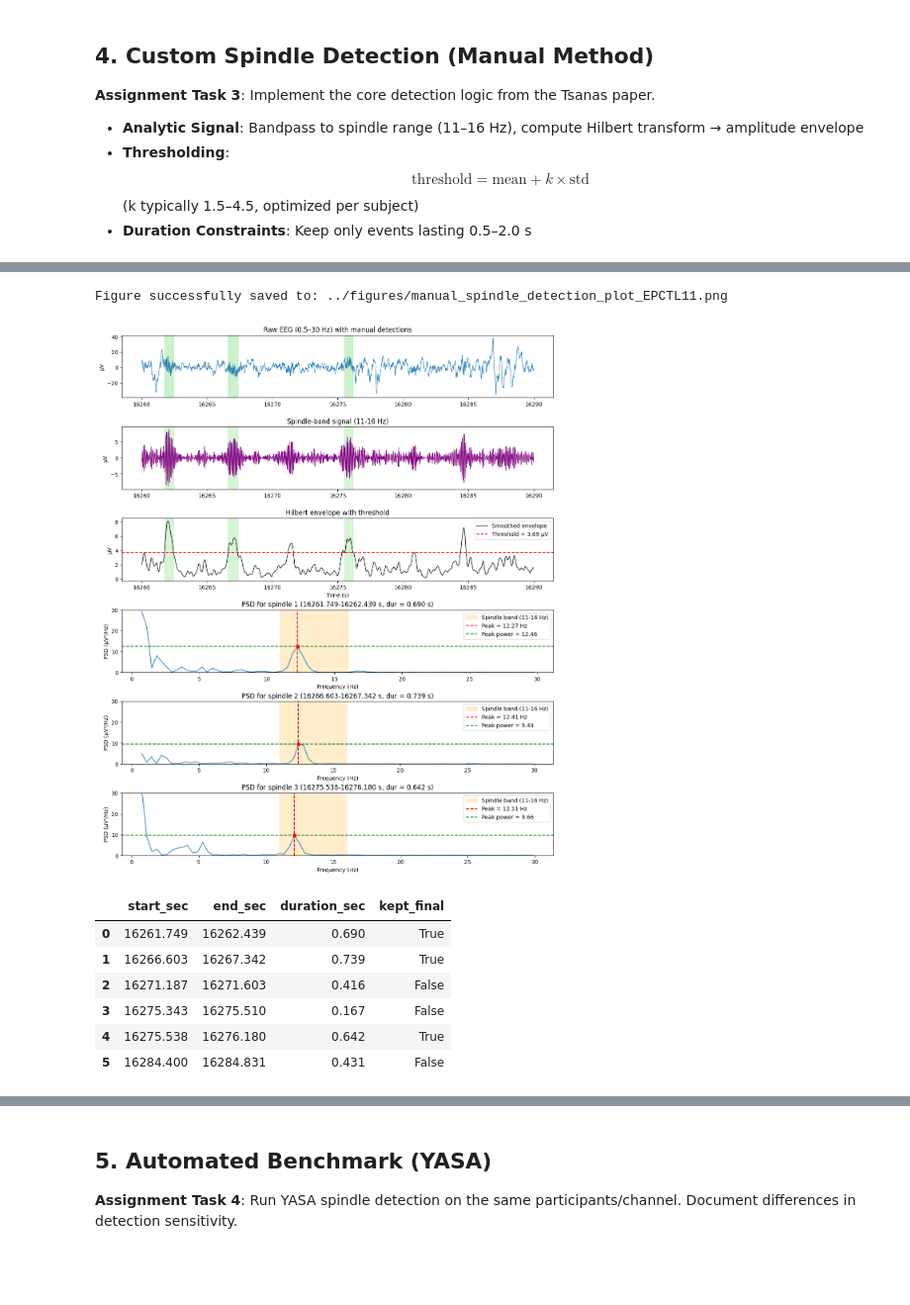
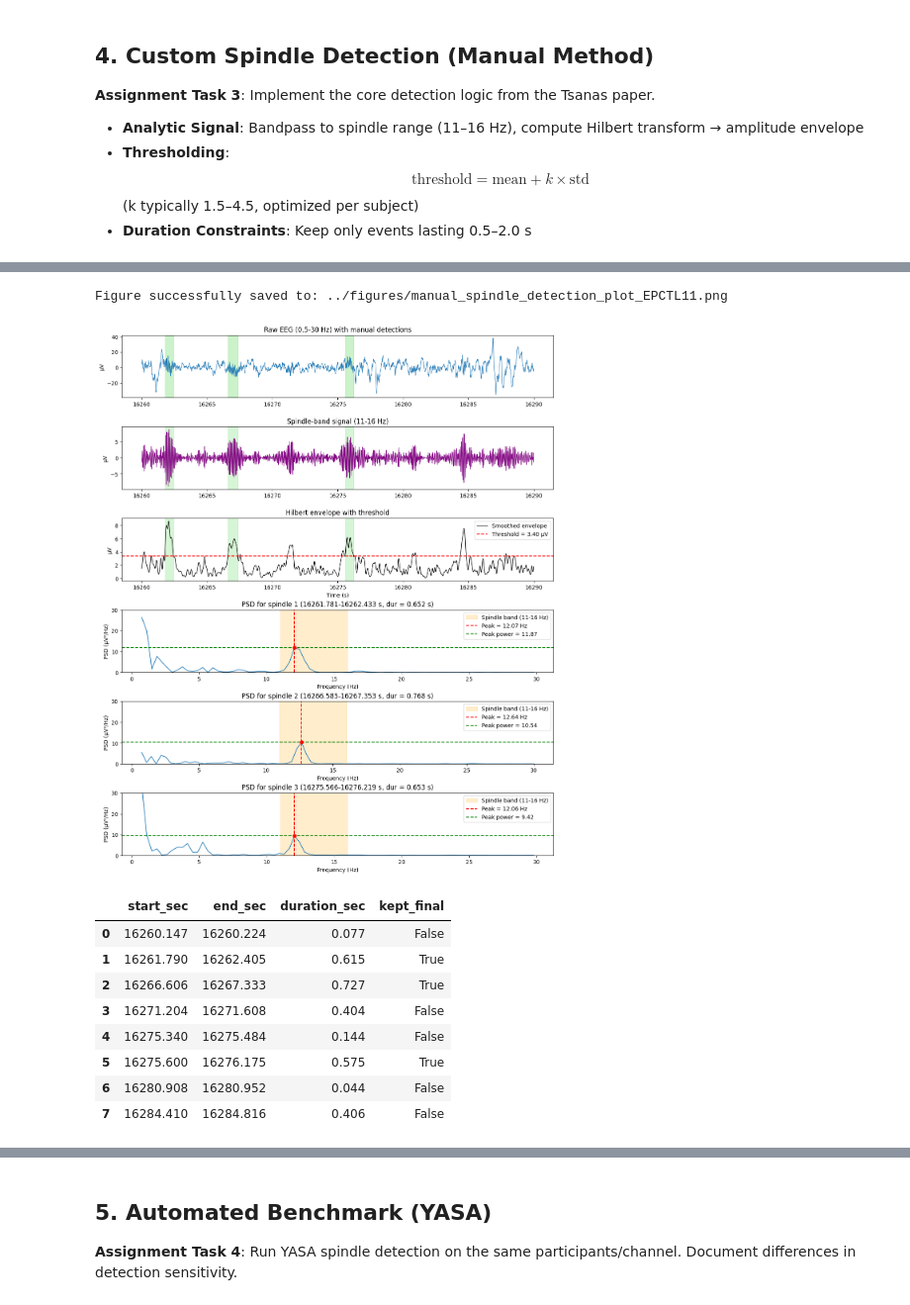
Before and after one commit to neehanthreddym/eeg-signal-processing-classification, a Jupyter notebook: notebooks/part1_spindles.ipynb, the cells around one changed output, grey strips where cells are left out. Shown at 99% size. Drawn from its saved outputs; the diff is of its cells as text; code cells hidden in the pictures; blank space fills up the shorter version.

Commit message:
feat: Complete Part 1 spindle detection pipeline

```diff
--- a/notebooks/part1_spindles.ipynb
+++ b/notebooks/part1_spindles.ipynb
@@ -607,16 +650,26 @@ def plot_manual_diagnostic_with_psd(
     plt.tight_layout(pad=3.0)
     plt.show()
 # %%
+manual_test = manual_spindle_detector(
+    pid=11,
+    data_dir=DATA_DIR,
+    lead="CZ",
+    k=1.2,
+    smooth_ms=100,
+    min_duration=0.5,
+    max_duration=2.0
+)
+
 plot_manual_diagnostic_with_psd(
     manual_test,
     start_sec=inspection_windows[11]["middle"],
     duration_sec=30,
     pad_sec=1.0,
     save_path=FIGURES_DIR / "manual_spindle_detection_plot_EPCTL11.png"
 )
 # %% [output]
 Figure successfully saved to: ../figures/manual_spindle_detection_plot_EPCTL11.png
-[figure, old version]
+[figure, new version]
 # %%
 # Numerical inspection for detected spindles
 sfreq = manual_test["sfreq"]
@@ -648,11 +701,13 @@ for start_idx, end_idx in segments:
 pd.DataFrame(rows)
 # %% [output]
 |  | start_sec | end_sec | duration_sec | kept_final |
-| 0 | 16261.749 | 16262.439 | 0.690 | True |
-| 1 | 16266.603 | 16267.342 | 0.739 | True |
-| 2 | 16271.187 | 16271.603 | 0.416 | False |
-| 3 | 16275.343 | 16275.510 | 0.167 | False |
-| 4 | 16275.538 | 16276.180 | 0.642 | True |
-| 5 | 16284.400 | 16284.831 | 0.431 | False |
+| 0 | 16260.147 | 16260.224 | 0.077 | False |
+| 1 | 16261.790 | 16262.405 | 0.615 | True |
+| 2 | 16266.606 | 16267.333 | 0.727 | True |
+| 3 | 16271.204 | 16271.608 | 0.404 | False |
+| 4 | 16275.340 | 16275.484 | 0.144 | False |
+| 5 | 16275.600 | 16276.175 | 0.575 | True |
+| 6 | 16280.908 | 16280.952 | 0.044 | False |
+| 7 | 16284.410 | 16284.816 | 0.406 | False |
 # %%
 # Run manual spindle detection on all participants and save outputs
```
Also changed, not shown: parts of 16 cells of this notebook, 6 other files.
